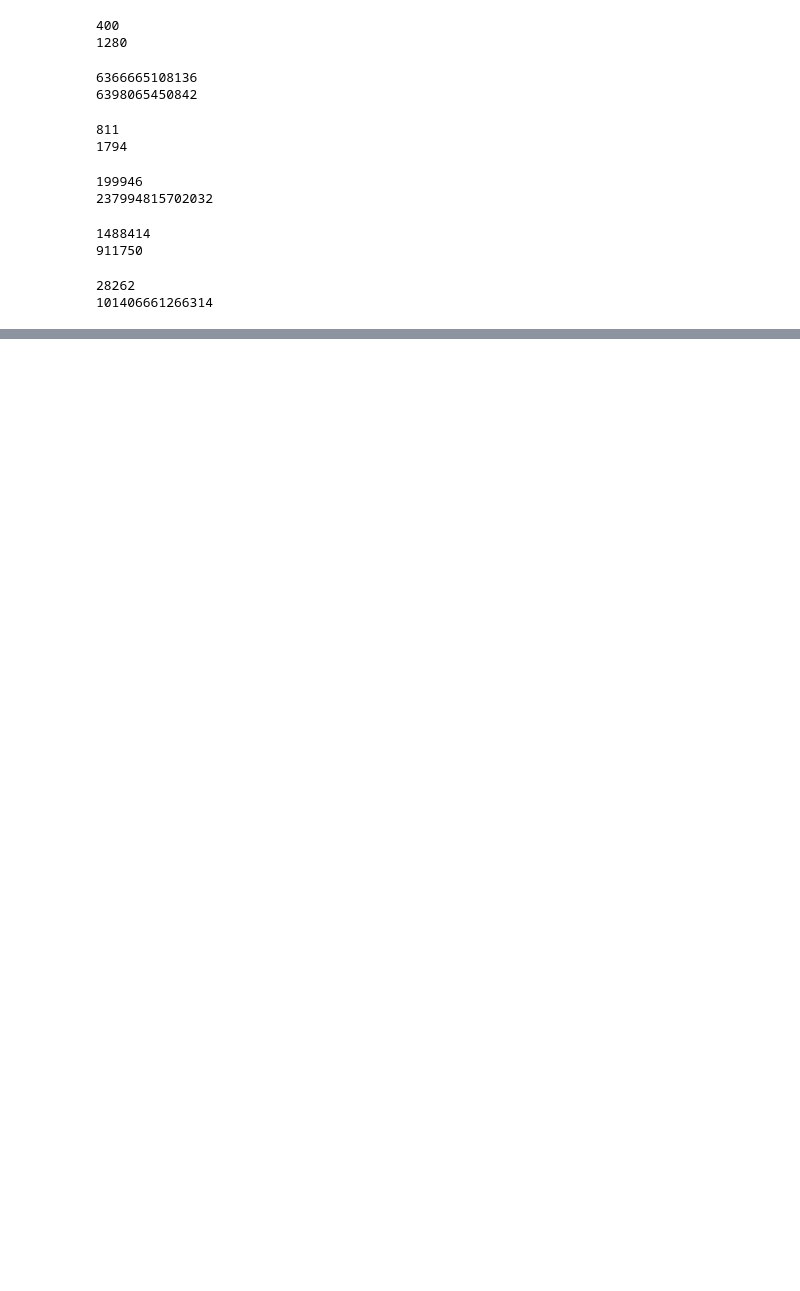
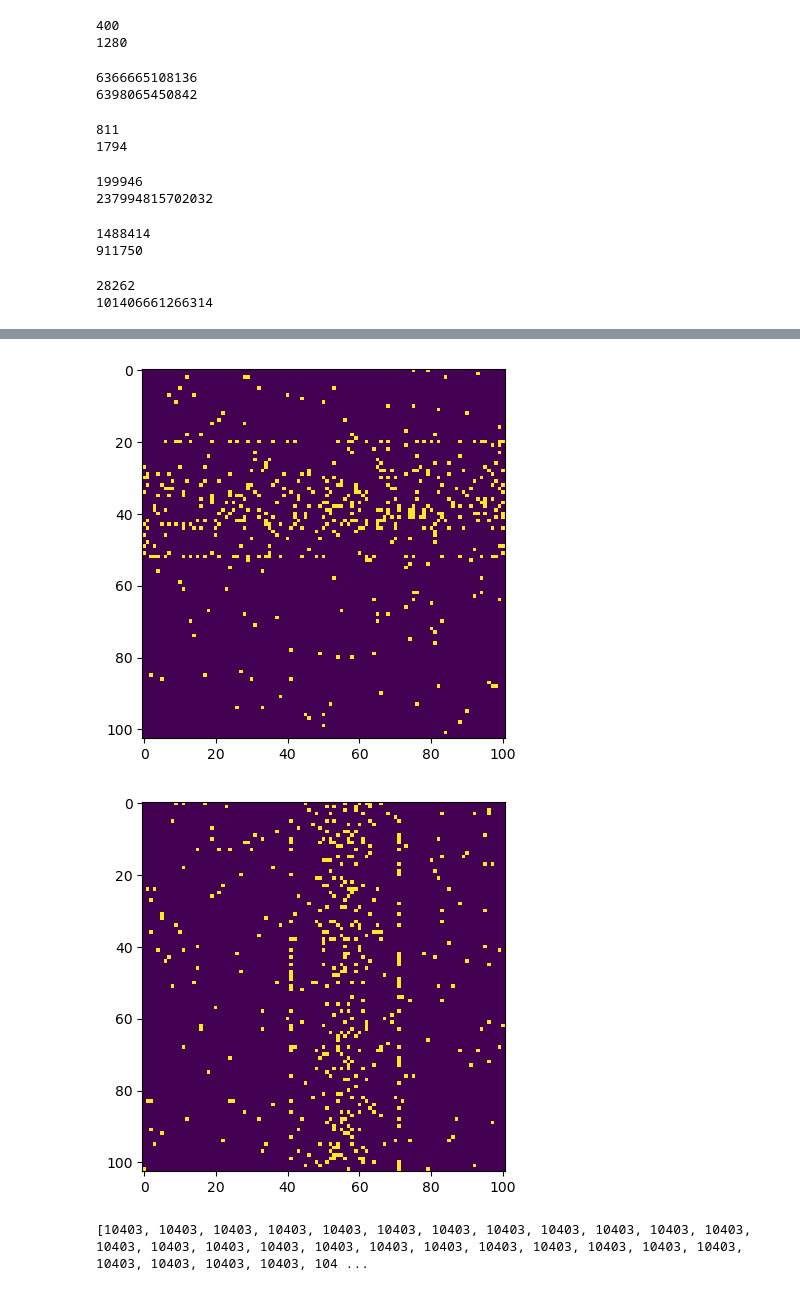
Before and after one commit to ThomasTram/AdventOfCode2024, a Jupyter notebook: AdventOfCode2024.ipynb, the cells around one changed output, grey strips where cells are left out. Saved outputs shown, nothing was run; the diff lists cells and outputs as text; code cells hidden in the pictures; blank space fills up the shorter version.

```diff
--- a/AdventOfCode2024.ipynb
+++ b/AdventOfCode2024.ipynb
@@ -622,0 +729,59 @@ print(sum(get_cost_from_game2(game) for game in all_games))
+# %%
+import matplotlib.pyplot as plt
+def print_picture2(allpos, Lx, Ly):
+    Z = np.zeros((Ly, Lx))
+    for pos in allpos:
+        Z[pos[1], pos[0]] += 1
+    plt.figure()
+    return plt.imshow(Z)
+
+for t in range(10403):
+    left_pos = set()
+    rght_pos = set()
+    cntr_pos = set()
+    for d in data:
+        pos = pos_after_time(d, t, Lx, Ly)
+        if pos[0] < cx:
+            left_pos.add(pos)
+        elif pos[0] > cx:
+            rght_pos.add(pos)
+        else:
+            cntr_pos.add(pos)
+    if abs(len(left_pos) - len(rght_pos)) < 180:
+        is_symmetric = 180
+        for l in left_pos:
+            sympos = (Lx - l[0] - 1, l[1])
+            if sympos not in rght_pos:
+                is_symmetric -= 1
+        if is_symmetric > 0:
+            print_picture2(left_pos | rght_pos | cntr_pos, Lx, Ly)
+# %% [output]
+[figure, added]
+[figure, added]
+# %%
+from collections import defaultdict
+import math
+reclab = {}
+for d in data:
+    tmp = {}
+    for t in range(1, 1000000):
+        pos = pos_after_time(d, t, Lx, Ly)
+        if pos in tmp:
+            break
+        tmp[pos] = t
+    reclab[d] = tmp
+
+times = []
+for d, r in reclab.items():
+    #print(len(r), r[(cx, cy)])
+    times.append(r[(d[0], d[1])])
+
+math.gcd(34, 56)
+math.lcm(*[10, 3])
+math.lcm(*times)
+print(times)
+
+
+        #print_picture2(left_pos | rght_pos | cntr_pos, Lx, Ly)
+# %% [output]
+[10403, 10403, 10403, 10403, 10403, 10403, 10403, 10403, 10403, 10403, 10403, 10403, 10403, 10403, 10403, 10403, 10403, 10403, 10403, 10403, 10403, 10403, 10403, 10403, 10403, 10403, 10403, 10403, 104 ...
```
Also changed, not shown: parts of 4 cells of this notebook.
